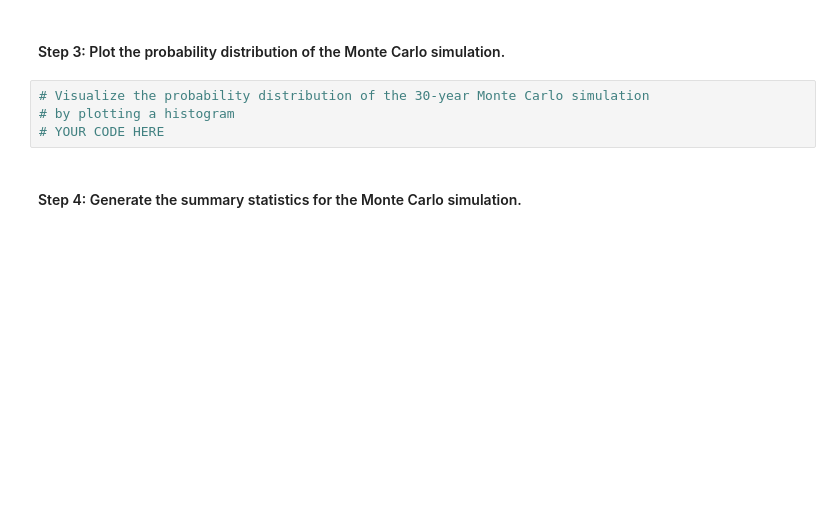
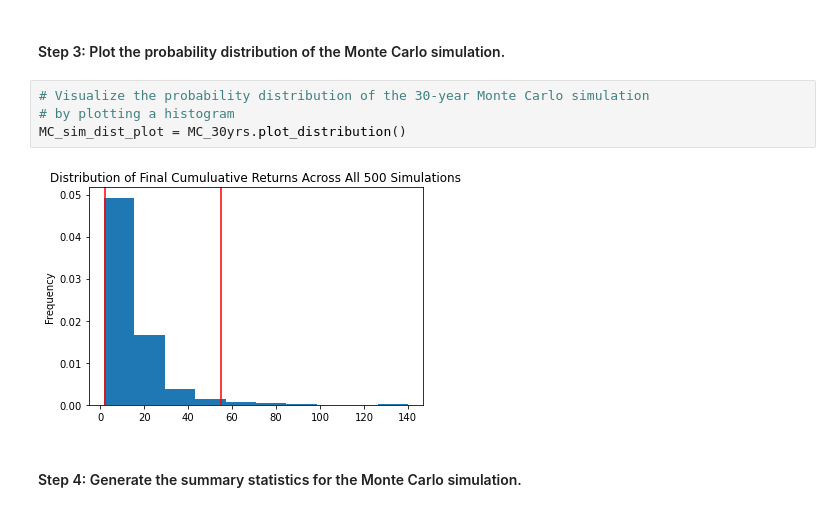
Before and after one commit to mingluuu/FinTechBootcamp_Assignments_5, a Jupyter notebook: financial_planning_tools.ipynb, the cells around one changed output. Saved outputs shown, nothing was run; the diff lists cells and outputs as text; blank space fills up the shorter version.

```diff
--- a/financial_planning_tools.ipynb
+++ b/financial_planning_tools.ipynb
@@ -448,7 +523,9 @@ In this section, you’ll use the MCForecastTools library to create a Monte Carl
 # %%
 # Visualize the probability distribution of the 30-year Monte Carlo simulation
 # by plotting a histogram
-# YOUR CODE HERE
+MC_sim_dist_plot = MC_30yrs.plot_distribution()
+# %% [output]
+[figure, added]
 # %% [markdown]
 #### Step 4: Generate the summary statistics for the Monte Carlo simulation.
 # %%
```
Also changed, not shown: parts of 28 cells of this notebook.
